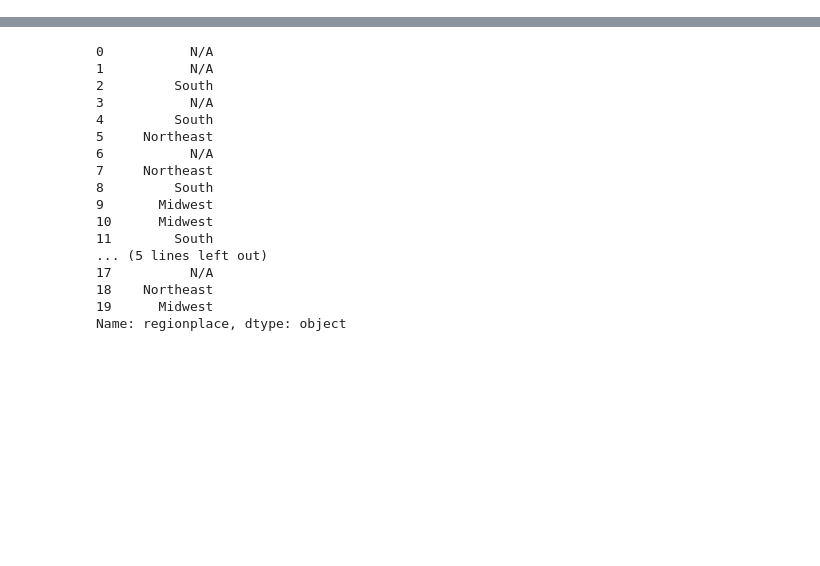
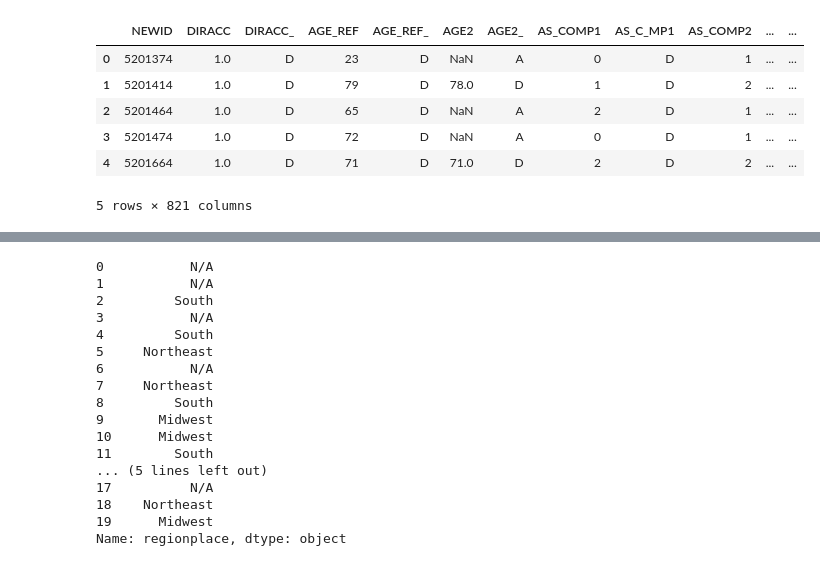
Before and after one commit to Leslygcruz/Educationproj, a Jupyter notebook: Education_capstone.ipynb, the cells around one changed output, grey strips where cells are left out. Cells and saved outputs as stored; diff of their text form; code cells hidden in the pictures; blank space fills up the shorter version.

```diff
--- a/Education_capstone.ipynb
+++ b/Education_capstone.ipynb
@@ -16,0 +60,3 @@ education232.head()
+# %%
+#FMLI232
+fmli232=pd.read_csv(r'C:\Users\Owner\Documents\NSS\Capstone\Educationproj\data\intrvw23\fmli232.csv')
@@ -16,0 +107,47 @@ education232.head()
+# %%
+#FMLI233
+fmli233=pd.read_csv(r'C:\Users\Owner\Documents\NSS\Capstone\Educationproj\data\intrvw23\fmli233.csv')
+# %%
+#region for Q3
+region233=[]
+for index, region in fmli233.iterrows():
+    if region['REGION']== 1:
+        region233.append('Northeast')
+    elif region['REGION']== 2:
+        region233.append('Midwest')
+    elif region['REGION']== 3:
+        region233.append('South')
+    elif region['REGION']== 4:
+        region233.append('West')
+    else:
+        region233.append('N/A')
+fmli233['Region']=region233
+# %%
+#EDUC FOR Q3
+educlevel233=[]
+for index, educ in fmli233.iterrows():
+    if educ['HIGH_EDU'] in {0,00,10,11}:
+        educlevel233.append('No degree')
+    elif educ['HIGH_EDU'] in {11,12,13}:
+        educlevel233.append('High School')
+    elif educ['HIGH_EDU'] in {14}:
+        educlevel233.append('Associate Degree')
+    elif educ['HIGH_EDU'] in {15}:
+        educlevel233.append('Bachelor Degree')
+    elif educ['HIGH_EDU'] in {16}:
+        educlevel233.append('Master Degree')
+    elif educ['HIGH_EDU'] in {17}:
+        educlevel233.append('Professional/Doctorate Degree')
+    else:
+        educlevel233.append('N/A')
+fmli233['Education level']=educlevel233
+# %%
+fmli233.head()
+# %% [output]
+|  | NEWID | DIRACC | DIRACC_ | AGE_REF | AGE_REF_ | AGE2 | AGE2_ | AS_COMP1 | AS_C_MP1 | AS_COMP2 | ... | ... |
+| 0 | 5201374 | 1.0 | D | 23 | D | NaN | A | 0 | D | 1 | ... | ... |
+| 1 | 5201414 | 1.0 | D | 79 | D | 78.0 | D | 1 | D | 2 | ... | ... |
+| 2 | 5201464 | 1.0 | D | 65 | D | NaN | A | 2 | D | 1 | ... | ... |
+| 3 | 5201474 | 1.0 | D | 72 | D | NaN | A | 0 | D | 1 | ... | ... |
+| 4 | 5201664 | 1.0 | D | 71 | D | 71.0 | D | 2 | D | 2 | ... | ... |
+5 rows × 821 columns
```
Also changed, not shown: parts of 26 cells of this notebook, 1 other file.
